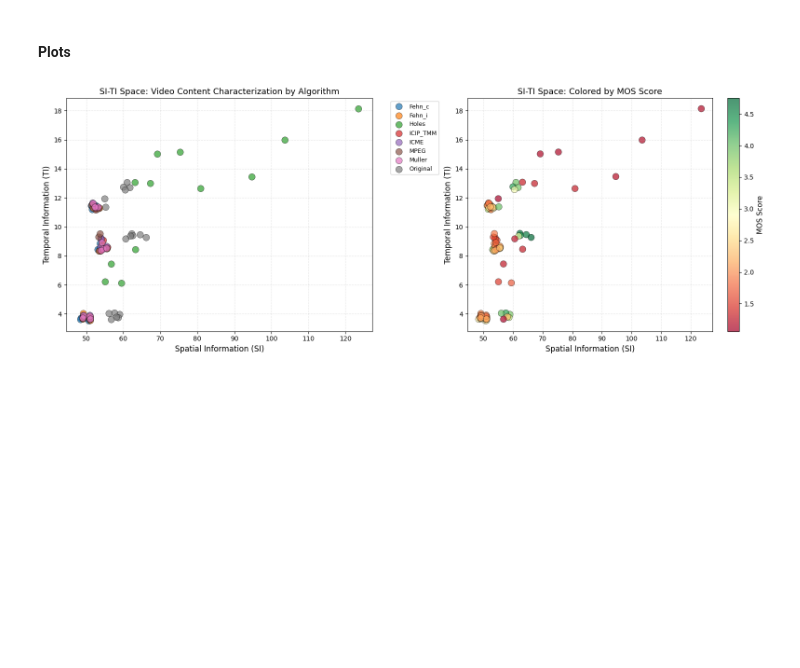
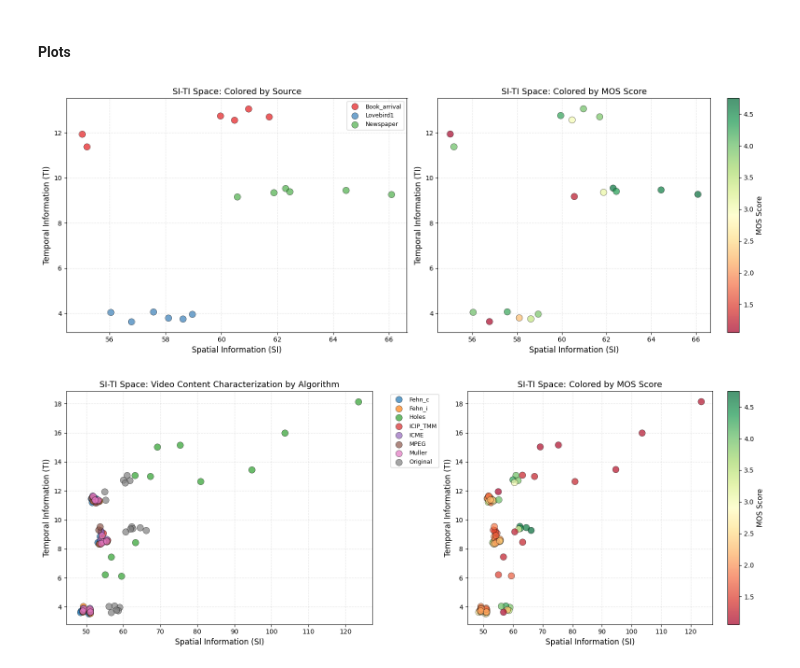
Before and after one commit to marrryzebwjq/Quality-of-Experience, a Jupyter notebook: project copy.ipynb, the cells around one changed output. Saved outputs shown, nothing was run; the diff lists cells and outputs as text; code cells hidden in the pictures; blank space fills up the shorter version.

Commit message:
SI/TI plot for Original

```diff
--- a/project copy.ipynb
+++ b/project copy.ipynb
@@ -573,6 +567,83 @@ Sample results:
 9  Book_arrival_A7_10_to_8.avi   Holes  1.12500  75.302973  15.153406
 # %% [markdown]
 #### Plots
+# %%
+# CELLULE A PART : behavior of objectve metric pour discuss qhy si ti would be better for specific videos
+# lancement de si ti uniquement pour les videos n'ayant pas de dégradation, les Original videos
+
+# Calculate SI/TI for all videos in the dataset
+# df_videos['SI_mean'] = 0.0
+# df_videos['SI_max'] = 0.0
+# df_videos['TI_mean'] = 0.0
+# df_videos['TI_max'] = 0.0
+# df_videos['SI_p95'] = 0.0
+# df_videos['TI_p95'] = 0.0
+
+# print("Calculating SI/TI for Original videos...")
+# print("This may take a few minutes...\n")
+
+# for index, row in df_videos[df_videos['Algo'] == 'Original'].iterrows():
+#     video_name = row['Video_path']
+#     video_path = os.path.join(VIDEOS_PATH, video_name)
+#     #print(f"Video path: {video_path}")
+
+#     if os.path.exists(video_path):
+#         #print(f"Processing: {video_name[:50]}...")
+#         mean_si, max_si, p95_si, mean_ti, max_ti, p95_ti = analyze_video_SI_TI(video_path)
+
+#         df_videos.at[index, 'SI_mean'] = mean_si
+#         df_videos.at[index, 'SI_max'] = max_si
+#         df_videos.at[index, 'TI_mean'] = mean_ti
+#         df_videos.at[index, 'TI_max'] = max_ti
+#         df_videos.at[index, 'SI_p95'] = p95_si
+#         df_videos.at[index, 'TI_p95'] = p95_ti
+
+#         # If we have values == 0, we can print a warning
+#         if mean_si == 0:
+#             print(f"Warning: SI is zero for video: {video_name}")
+#         if mean_ti == 0:
+#             print(f"Warning: TI is zero for video: {video_name}")
+#     else:
+#         print(f"Video not found: {video_path}")
+
+# print("\nSI/TI calculation complete")
+# print("\nSample results:")
+# print(df_videos[['Video_path', 'Algo', 'MOS', 'SI_mean', 'TI_mean']].head(10))
+
+
+# Visualization 1: SI/TI scatter plot colored by algorithm
+fig, axes = plt.subplots(1, 2, figsize=(16, 6))
+
+subset = df_videos[df_videos['Algo'] == 'Original']
+
+# Plot 1: SI/TI colored by Source
+sources = subset['Video_ID'].unique()
+colors = sns.color_palette("Set1", len(sources))
+for i, source in enumerate(sources):
+    source_data = subset[subset['Video_ID'] == source]
+    axes[0].scatter(source_data['SI_mean'], source_data['TI_mean'],
+                    label=source, color=colors[i], alpha=0.7, s=100, edgecolors='black', linewidth=0.5)
+axes[0].set_xlabel('Spatial Information (SI)', fontsize=12)
+axes[0].set_ylabel('Temporal Information (TI)', fontsize=12)
+axes[0].set_title('SI-TI Space: Colored by Source', fontsize=13)
+axes[0].grid(alpha=0.3, linestyle='--')
+axes[0].legend(loc='upper right', fontsize=9)
+
+# Plot 2: SI/TI colored by MOS
+scatter = axes[1].scatter(subset['SI_mean'], subset['TI_mean'],
+                         c=subset['MOS'], cmap='RdYlGn',
+                         s=100, alpha=0.7, edgecolors='black', linewidth=0.5)
+axes[1].set_xlabel('Spatial Information (SI)', fontsize=12)
+axes[1].set_ylabel('Temporal Information (TI)', fontsize=12)
+axes[1].set_title('SI-TI Space: Colored by MOS Score', fontsize=13)
+cbar = plt.colorbar(scatter, ax=axes[1])
+cbar.set_label('MOS Score', fontsize=11)
+axes[1].grid(alpha=0.3, linestyle='--')
+
+plt.tight_layout()
+plt.show()
+# %% [output]
+[figure, added]
 # %%
 # Visualization 1: SI/TI scatter plot colored by algorithm
 fig, axes = plt.subplots(1, 2, figsize=(16, 6))
```
Also changed, not shown: parts of 5 cells of this notebook.
